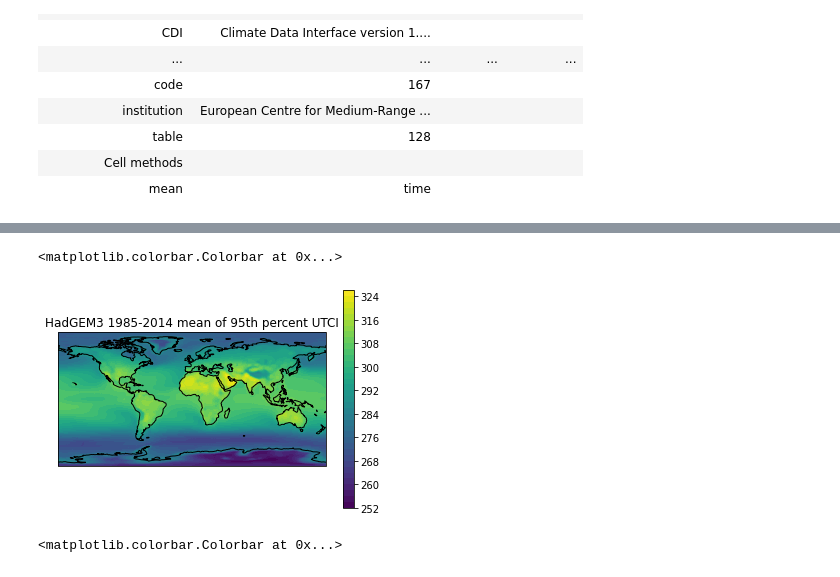
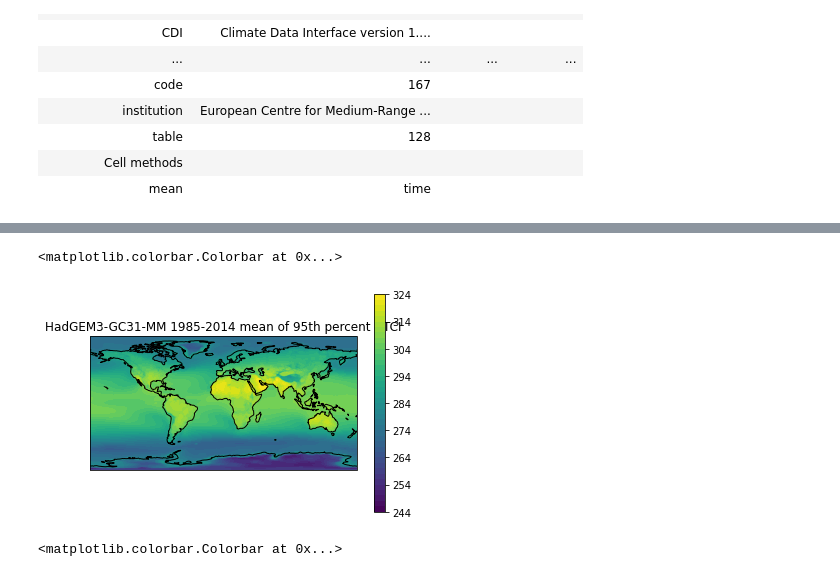
Before and after one commit to chrisroadmap/heatstress, a Jupyter notebook: notebooks/bias-correct-percentiles.ipynb, the cells around one changed output, grey strips where cells are left out. Saved outputs shown, nothing was run; the diff lists cells and outputs as text; code cells hidden in the pictures.

Commit message:
bias correction of percentiles and plotting notebook

```diff
--- a/notebooks/bias-correct-percentiles.ipynb
+++ b/notebooks/bias-correct-percentiles.ipynb
@@ -26,8 +28,8 @@ scenarios['KACE-1-0-G'] = {}
 scenarios['KACE-1-0-G']['r1i1p1f1'] = ['historical', 'ssp245']
 scenarios['HadGEM3-GC31-MM'] = {}
 scenarios['HadGEM3-GC31-MM']['r1i1p1f3'] = ['historical', 'ssp126', 'ssp585']
-scenarios['HadGEM3-GC31-LL'] = {}
-scenarios['HadGEM3-GC31-LL']['r1i1p1f3'] = ['historical', 'ssp126', 'ssp245', 'ssp585']
+#scenarios['HadGEM3-GC31-LL'] = {}
+#scenarios['HadGEM3-GC31-LL']['r1i1p1f3'] = ['historical', 'ssp126', 'ssp245', 'ssp585']
 scenarios['BCC-CSM2-MR'] = {}
 scenarios['BCC-CSM2-MR']['r1i1p1f1'] = ['historical', 'ssp126', 'ssp245', 'ssp585']
 scenarios['CMCC-ESM2'] = {}
@@ -104,9 +114,9 @@ cube_model[model][run][scen]
 # %%
 cube_model_historical_mean = {}
 for model in scenarios:
-    cube_model[model] = {}
+    cube_model_historical_mean[model] = {}
     for run in scenarios[model]:
-        cube_model[model][run] = {}
-        cube_model[model][run] = cube_hadgem.collapsed(['time'], iris.analysis.MEAN)
-        cube_hadgem_mean
+        print(model, run)
+        cube_model_historical_mean[model][run] = {}
+        cube_model_historical_mean[model][run] = cube_model[model][run]['historical'].collapsed(['time'], iris.analysis.MEAN)
 # %% [output]
@@ -125,15 +146,19 @@ for model in scenarios:
 # %%
 import cartopy.crs as ccrs
 ax = pl.axes(projection=ccrs.PlateCarree())
 
-pl.contourf(cube_hadgem_mean.coord('longitude').points, cube_hadgem_mean.coord('latitude').points, cube_hadgem_mean[0,...].data, 40,
-             transform=ccrs.PlateCarree())
+pl.contourf(
+    cube_model_historical_mean['HadGEM3-GC31-MM']['r1i1p1f3'].coord('longitude').points,
+    cube_model_historical_mean['HadGEM3-GC31-MM']['r1i1p1f3'].coord('latitude').points,
+    cube_model_historical_mean['HadGEM3-GC31-MM']['r1i1p1f3'][0,...].data,
+    40,
+    transform=ccrs.PlateCarree())
 ax.coastlines()
-pl.title('HadGEM3 1985-2014 mean of 95th percent UTCI')
+pl.title('HadGEM3-GC31-MM 1985-2014 mean of 95th percent UTCI')
 pl.colorbar()
 # %% [output]
 <matplotlib.colorbar.Colorbar at 0x...>
-[figure, old version]
+[figure, new version]
 # %%
 ax = pl.axes(projection=ccrs.PlateCarree())
 
```
Also changed, not shown: parts of 12 cells of this notebook, 1 other file.
